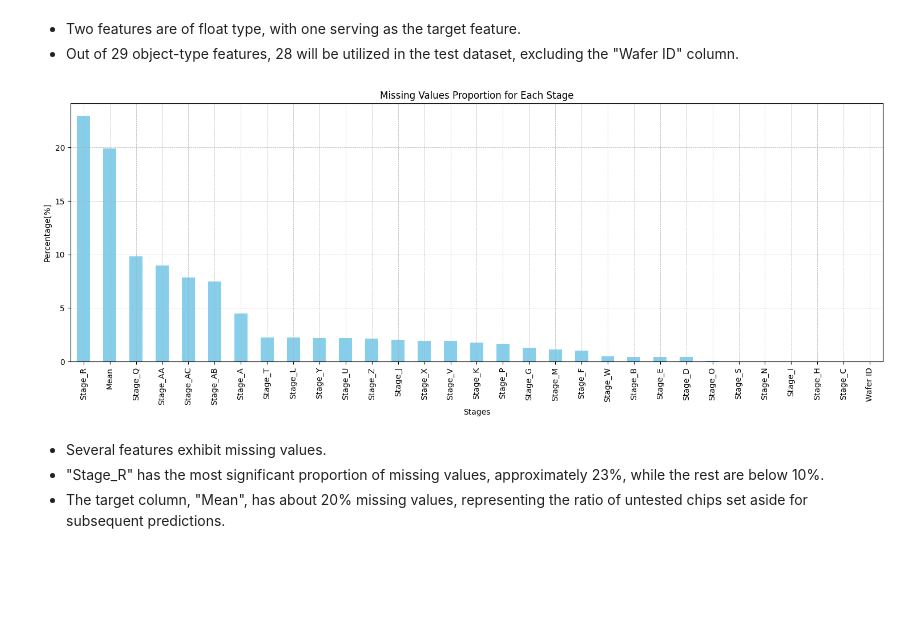
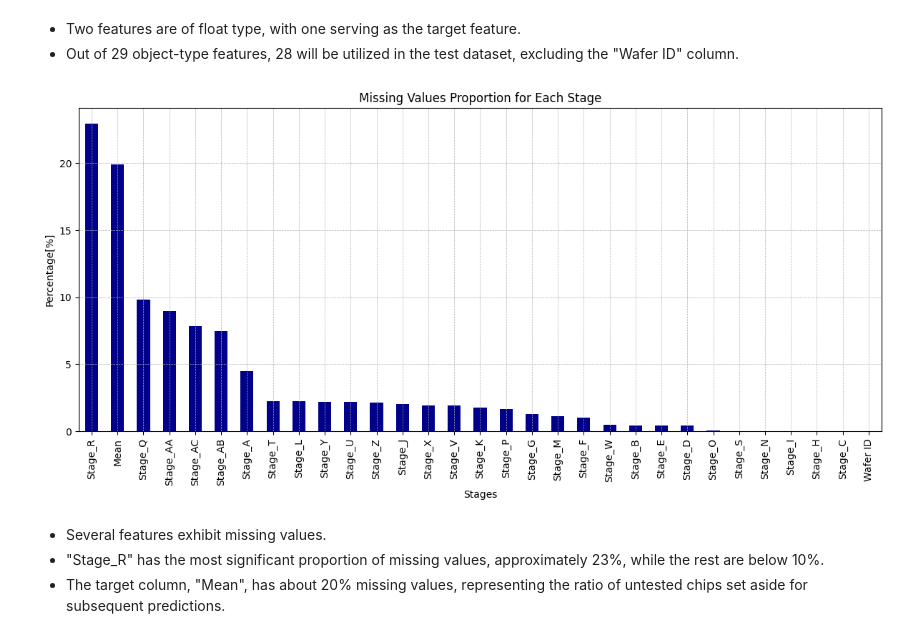
Before and after one commit to puc26/kaggleNotebook, a Jupyter notebook: 20230811_WATAnalysis.ipynb, the cells around one changed output. Drawn from its saved outputs; the diff is of its cells as text; code cells hidden in the pictures; blank space fills up the shorter version.

```diff
--- a/20230811_WATAnalysis.ipynb
+++ b/20230811_WATAnalysis.ipynb
@@ -140,19 +170,19 @@ dtype: object
 # %%
 # Calcualte the number of missing values
 missing = all_data.isnull().sum()
 missing_percent = (all_data.isnull().sum() / len(all_data)) * 100
 
 # Plot the result
-plt.figure(figsize=(15, 6))
-missing_percent.sort_values(ascending=False).plot(kind='bar', color='skyblue')
+plt.figure(figsize=(12, 6))
+missing_percent.sort_values(ascending=False).plot(kind='bar', color='darkblue')
 plt.title('Missing Values Proportion for Each Stage')
 plt.ylabel('Percentage[%]')
 plt.xlabel('Stages')
 plt.grid(True, which='both', linestyle='--', linewidth=0.5)
 plt.tight_layout()
 plt.show()
 # %% [output]
-[figure, old version]
+[figure, new version]
 # %% [markdown]
 * Several features exhibit missing values.
 * "Stage_R" has the most significant proportion of missing values, approximately 23%, while the rest are below 10%.
```
Also changed, not shown: parts of 112 cells of this notebook.
